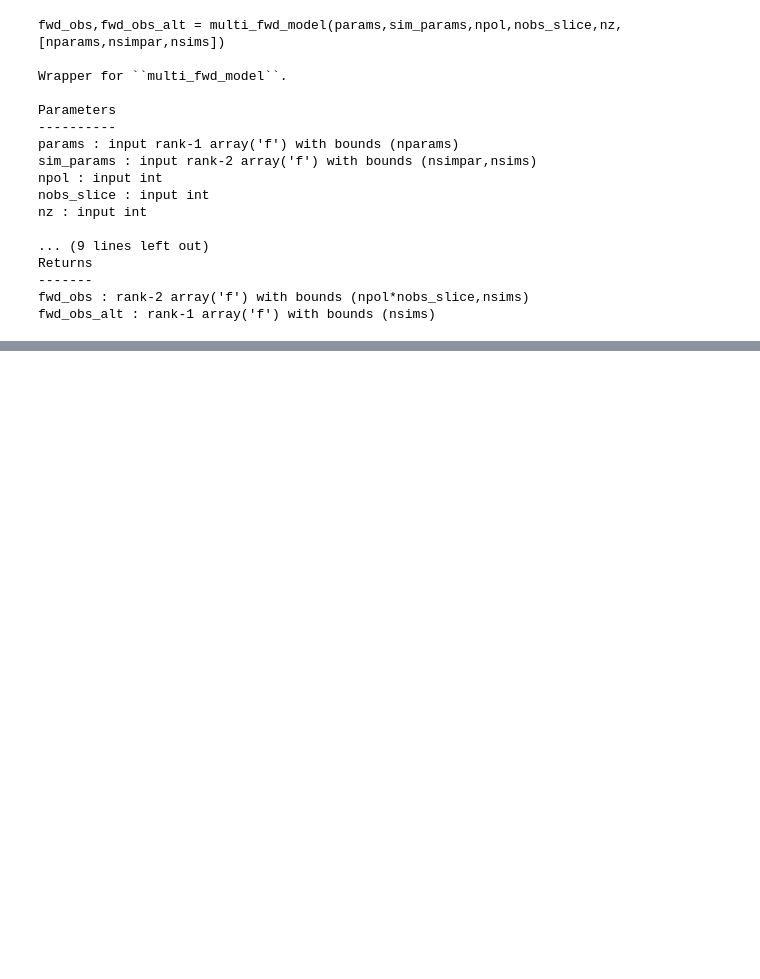
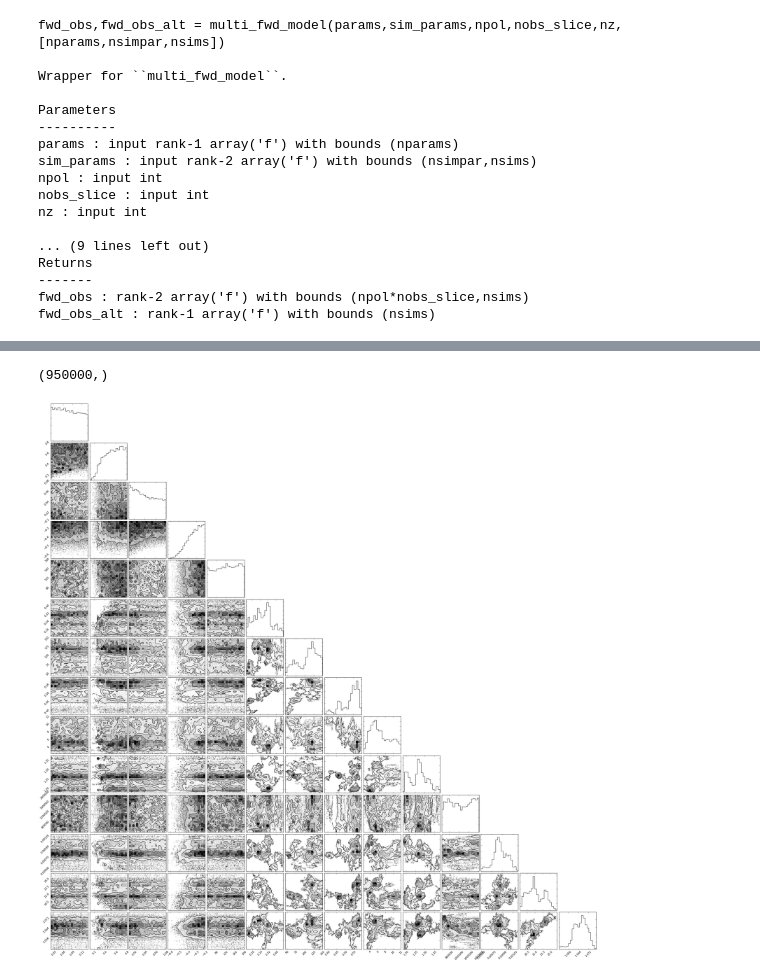
Before and after one commit to mvanlierwalq/IPy_NB_Public, a Jupyter notebook: van_morr_multisim_pymc_00.ipynb, the cells around one changed output, grey strips where cells are left out. Drawn from its saved outputs; the diff is of its cells as text; code cells hidden in the pictures; blank space fills up the shorter version.

```diff
--- a/van_morr_multisim_pymc_00.ipynb
+++ b/van_morr_multisim_pymc_00.ipynb
@@ -146,0 +228,22 @@ def y_model
+# %%
+print S.trace('aqevap1')[:].shape
+st_idx = 0
+en_idx = 39000
+samples = np.vstack((S.trace('aqevap1')[st_idx:en_idx],
+                     S.trace('bqevap1')[st_idx:en_idx],
+                     S.trace('anevap1')[st_idx:en_idx],
+                     S.trace('bnevap1')[st_idx:en_idx],
+                     S.trace('aqfall1')[st_idx:en_idx],
+                     S.trace('bqfall1')[st_idx:en_idx],
+                     S.trace('anfall1')[st_idx:en_idx],
+                     S.trace('bnfall1')[st_idx:en_idx],
+                     S.trace('acoal1')[st_idx:en_idx],
+                     S.trace('bcoal1')[st_idx:en_idx],
+                     S.trace('abreak1')[st_idx:en_idx],
+                     S.trace('cpar')[st_idx:en_idx],
+                     S.trace('am6')[st_idx:en_idx],
+                     S.trace('bm6')[st_idx:en_idx]))
+fig,axes = triangle.corner(samples.T)
+# %% [output]
+(950000,)
+[figure, added]
```
Also changed, not shown: parts of 10 cells of this notebook.
